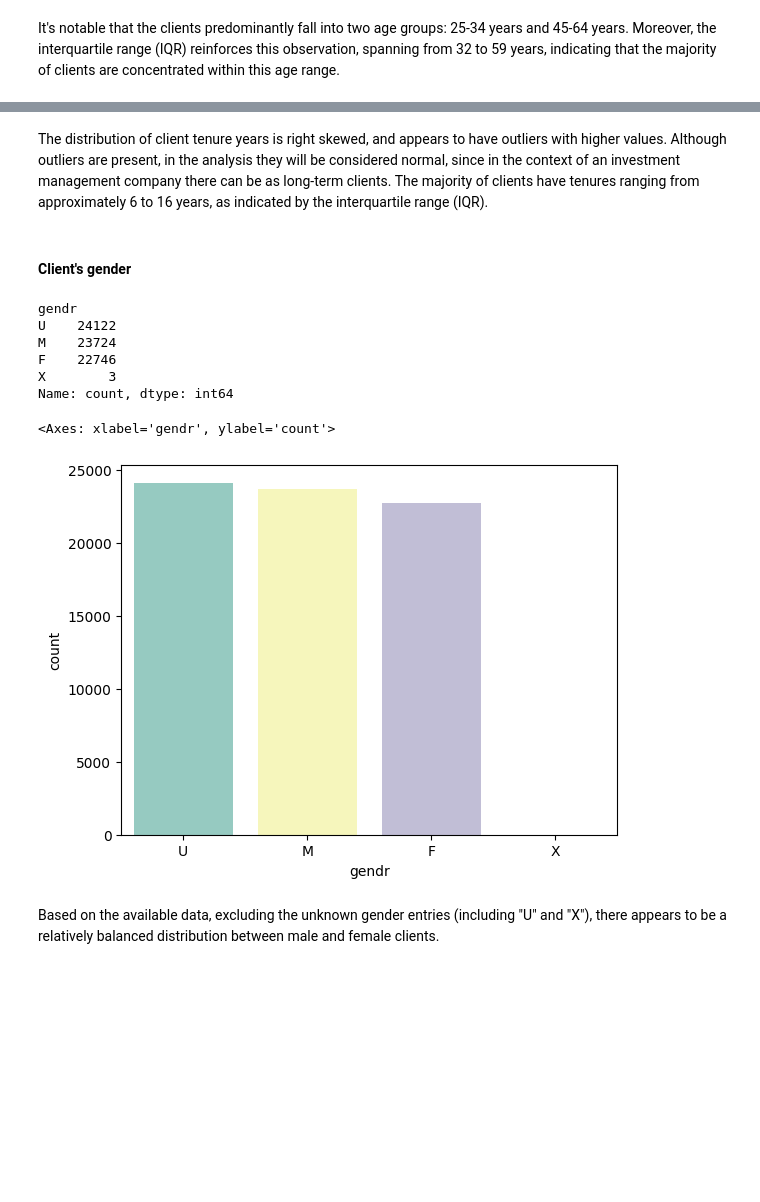
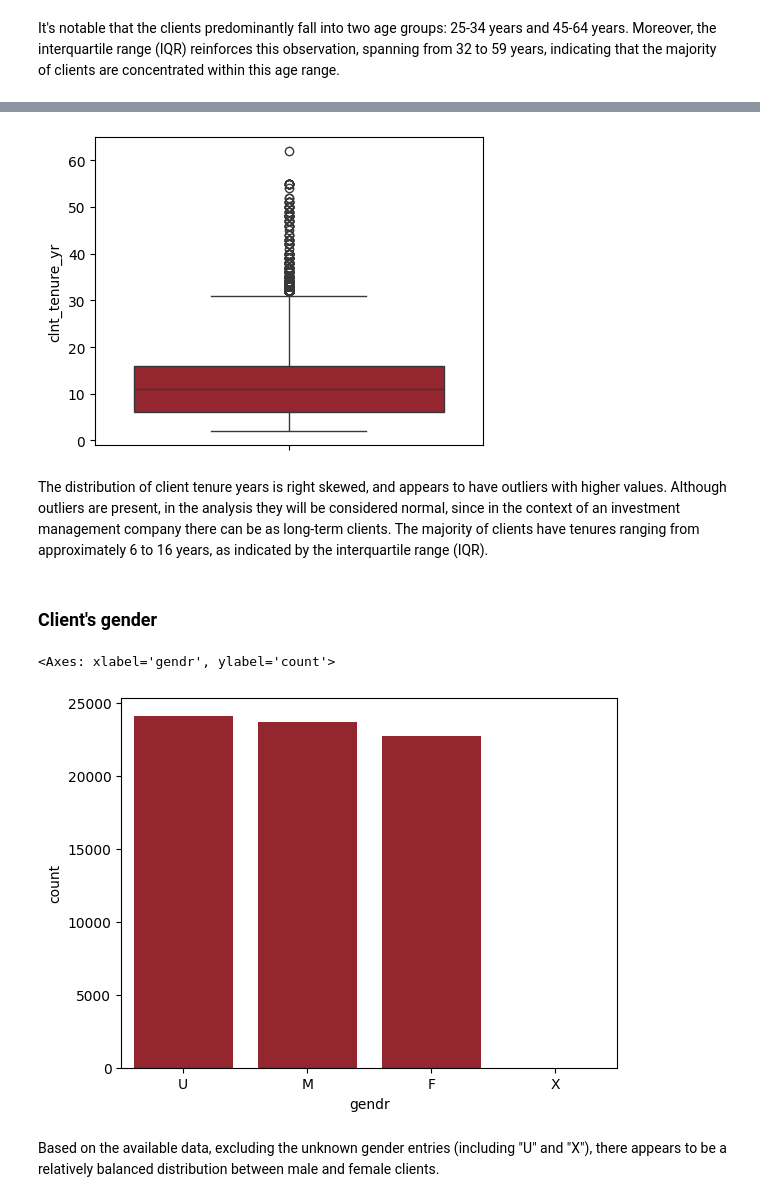
Before and after one commit to dimitsagk/AB_Testing_Analysis, a Jupyter notebook: notebooks/Project_01_Initial_Exploration.ipynb, the cells around one changed output, grey strips where cells are left out. Drawn from its saved outputs; the diff is of its cells as text; code cells hidden in the pictures; blank space fills up the shorter version.

Commit message:
Combined and simplified cleaning and clients profile for clarity

```diff
--- a/notebooks/Project_01_Initial_Exploration.ipynb
+++ b/notebooks/Project_01_Initial_Exploration.ipynb
@@ -312,2 +33,0 @@ def cleaning(df_clients, df_trace, df_roster):
-# %%
-df_clients, df_trace, df_roster, df_clients_with_na = cleaning(df_clients, df_trace, df_roster)
@@ -437,21 +215,19 @@ sns.boxplot(data=df_clients['clnt_tenure_yr'], color='limegreen')
+# %%
+# Box plot with client's tenure years
+plt.figure(figsize=(5, 4))
+sns.boxplot(data=df_clients['clnt_tenure_yr'], color='#A5141F')
+plt.show()
+# %% [output]
+[figure, added]
 # %% [markdown]
 The distribution of client tenure years is right skewed, and appears to have outliers with higher values. Although outliers are present, in the analysis they will be considered normal, since in the context of an investment management company there can be as long-term clients. The majority of clients have tenures ranging from approximately 6 to 16 years, as indicated by the interquartile range (IQR).
 # %% [markdown]
-#### Client's gender
+### Client's gender
-# %%
-df_clients.gendr.value_counts()
-# %% [output]
-gendr
-U    24122
-M    23724
-F    22746
-X        3
-Name: count, dtype: int64
 # %%
-sns.countplot(data=df_clients, x='gendr', palette='Set3', hue='gendr', legend=False)
+sns.countplot(data=df_clients, x='gendr', color='#A5141F', legend=False)
 # %% [output]
 <Axes: xlabel='gendr', ylabel='count'>
-[figure, old version]
+[figure, new version]
 # %% [markdown]
 Based on the available data, excluding the unknown gender entries (including "U" and "X"), there appears to be a relatively balanced distribution between male and female clients.
 # %% [markdown]
```
Also changed, not shown: parts of 86 cells of this notebook.
